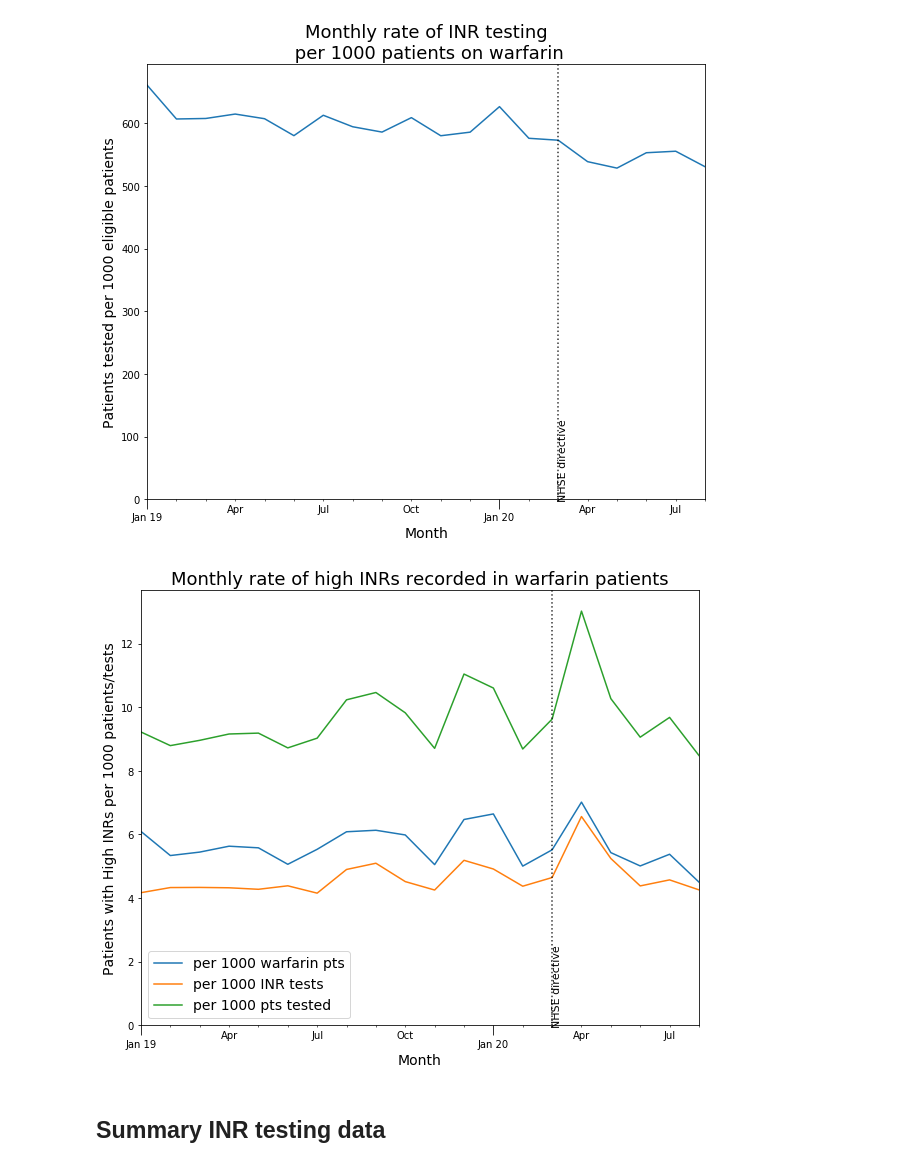
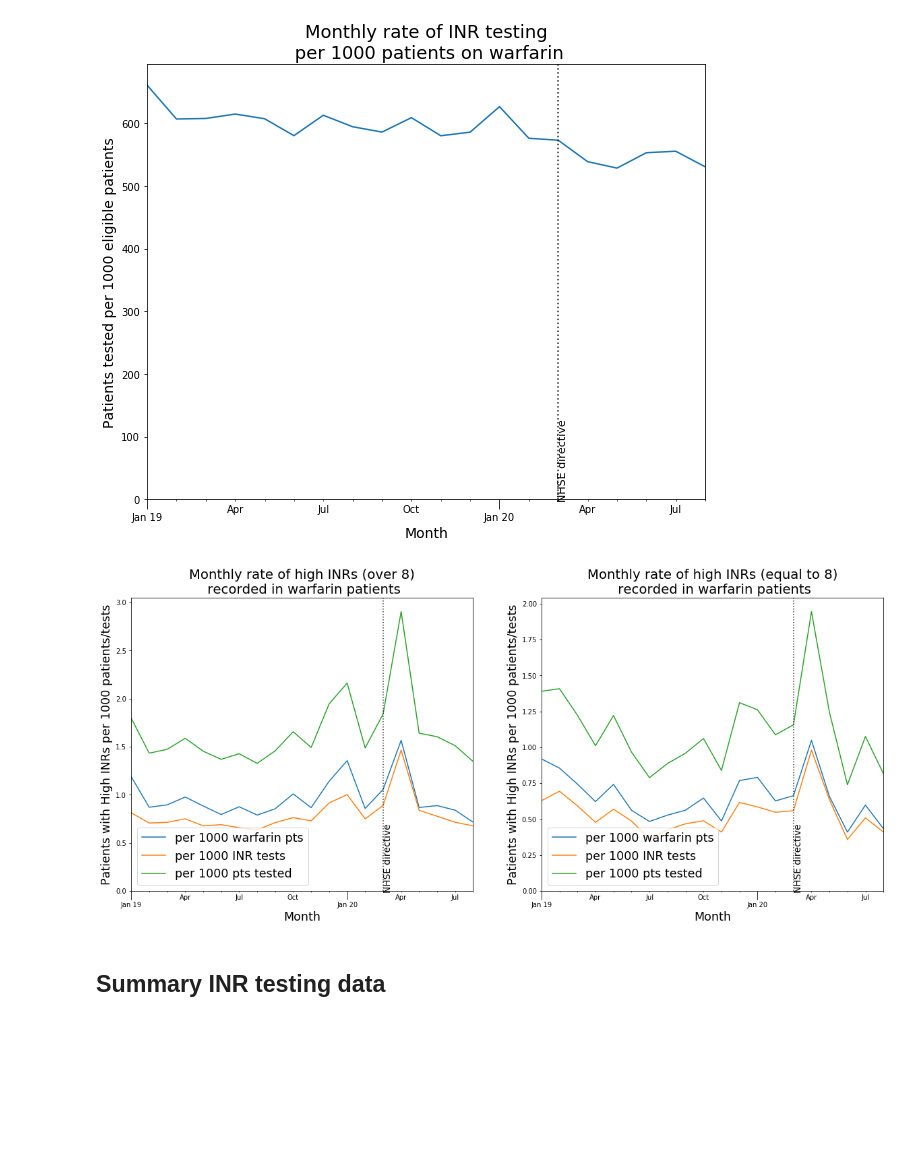
Before and after one commit to opensafely/anticoagulant-switching-research, a Jupyter notebook: notebooks/Warfarin_DOAC_rpt.ipynb, the cells around one changed output. Saved outputs shown, nothing was run; the diff lists cells and outputs as text; code cells hidden in the pictures; blank space fills up the shorter version.

Commit message:
real data run and tweaks to high inrs

```diff
--- a/notebooks/Warfarin_DOAC_rpt.ipynb
+++ b/notebooks/Warfarin_DOAC_rpt.ipynb
@@ -1157,19 +1158,26 @@ plot_line_chart([dfp[["patients tested"]]], titles,
 # %% [output]
 [figure]
 # %%
-dfp = df_out.drop("denominator",1).merge(df_out2, left_on="INR_month", right_on="high_INR_month", suffixes=["_tests","_high"]).drop("INR_month",1)
+dfp = df_out.drop("denominator",1).merge(df_out2, left_on="INR_month", right_on="high_INR_month").drop("INR_month",1)
 dfp["high_INR_month"] = pd.to_datetime(dfp["high_INR_month"])
 dfp = dfp.set_index("high_INR_month")
 
-dfp["per 1000 warfarin pts"] = 1000*dfp["patient_count_high"]/dfp["denominator"]
-dfp["per 1000 INR tests"] = 1000*dfp["patient_count_high"]/dfp["test_count"]
-dfp["per 1000 pts tested"] = 1000*dfp["patient_count_high"]/dfp["patient_count_tests"]
+dfp1 = dfp.copy()
+dfp1["per 1000 warfarin pts"] = 1000*dfp1["patient_count_over_8"]/dfp1["denominator"]
+dfp1["per 1000 INR tests"] = 1000*dfp1["patient_count_over_8"]/dfp1["test_count"]
+dfp1["per 1000 pts tested"] = 1000*dfp1["patient_count_over_8"]/dfp1["patient_count"]
 
-titles = ["Monthly rate of high INRs recorded in warfarin patients"]
-plot_line_chart([dfp[["per 1000 warfarin pts", "per 1000 INR tests", "per 1000 pts tested"]]], titles,
-                ylabels={0:"Patients with High INRs per 1000 patients/tests"})
+dfp2 = dfp.copy()
+dfp2["per 1000 warfarin pts"] = 1000*dfp2["patient_count_equal_8"]/dfp2["denominator"]
+dfp2["per 1000 INR tests"] = 1000*dfp2["patient_count_equal_8"]/dfp2["test_count"]
+dfp2["per 1000 pts tested"] = 1000*dfp2["patient_count_equal_8"]/dfp2["patient_count"]
+
+titles = ["Monthly rate of high INRs (over 8)\n recorded in warfarin patients", "Monthly rate of high INRs (equal to 8)\n recorded in warfarin patients"]
+plot_line_chart([dfp1[["per 1000 warfarin pts", "per 1000 INR tests", "per 1000 pts tested"]], dfp2[["per 1000 warfarin pts", "per 1000 INR tests", "per 1000 pts tested"]]],
+                titles,
+                ylabels={0:"Patients with High INRs per 1000 patients/tests", 1:"Patients with High INRs per 1000 patients/tests"})
 # %% [output]
-[figure, old version]
+[figure, new version]
 # %% [markdown]
 ## Summary INR testing data
 # %%
```
Also changed, not shown: parts of 11 cells of this notebook, 5 other files.
